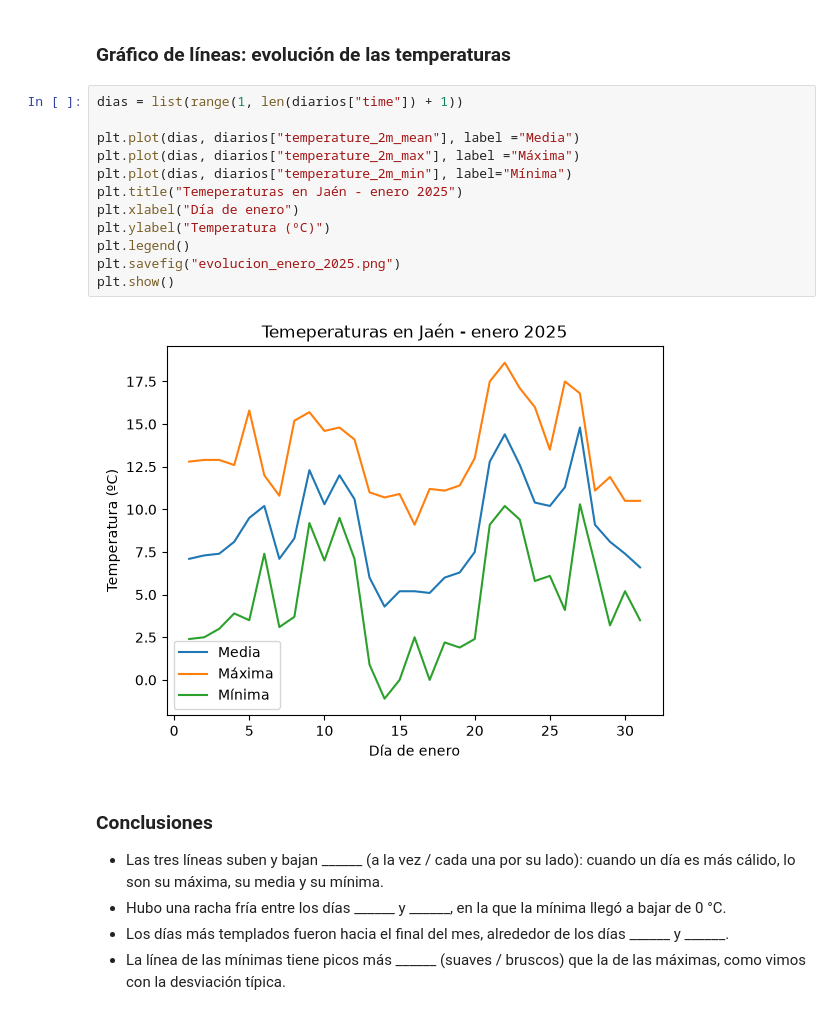
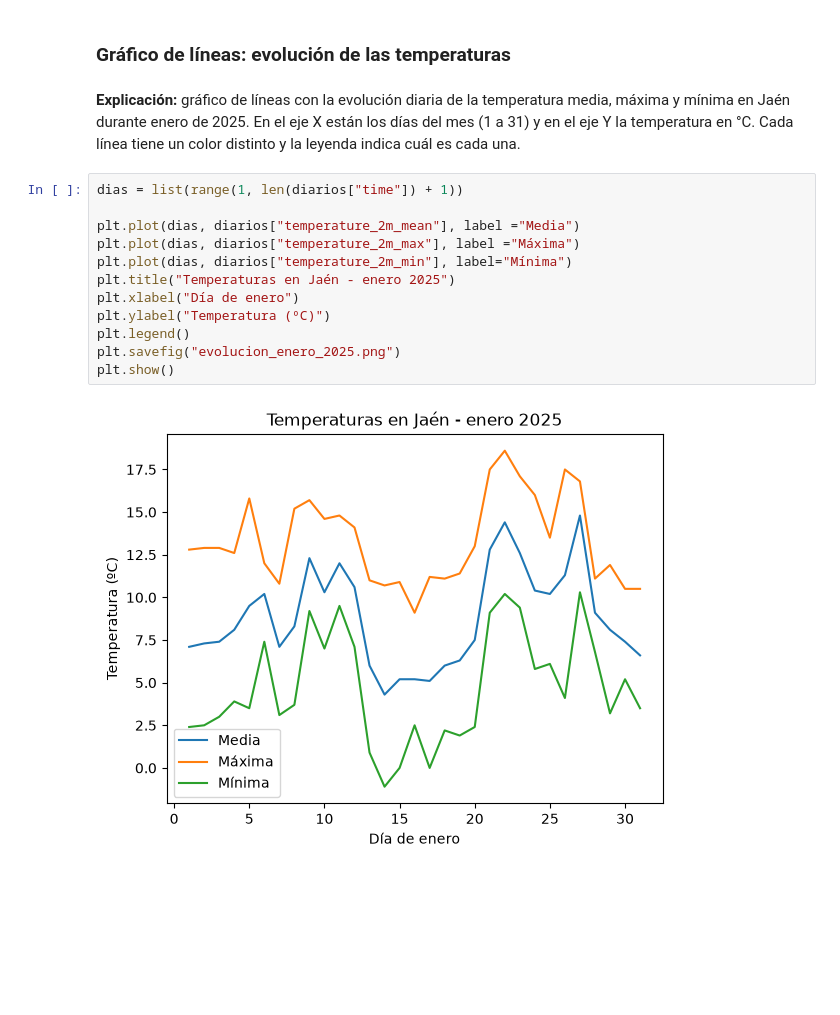
Before and after one commit to Pablocabreraserrano/An-lisis-de-datos, a Jupyter notebook: graficos.ipynb, the cells around one changed output. Drawn from its saved outputs; the diff is of its cells as text; blank space fills up the shorter version.

Commit message:
Repaso y evolución fase 9

```diff
--- a/graficos.ipynb
+++ b/graficos.ipynb
@@ -21,23 +21,19 @@ diarios = datos["daily"]
 # 9. Representa los resultados #
 # %% [markdown]
 ### Gráfico de líneas: evolución de las temperaturas ###
+# %% [markdown]
+**Explicación:** gráfico de líneas con la evolución diaria de la temperatura media, máxima y mínima en Jaén durante enero de 2025. En el eje X están los días del mes (1 a 31) y en el eje Y la temperatura en °C. Cada línea tiene un color distinto y la leyenda indica cuál es cada una.
 # %%
 dias = list(range(1, len(diarios["time"]) + 1))
 
 plt.plot(dias, diarios["temperature_2m_mean"], label ="Media")
 plt.plot(dias, diarios["temperature_2m_max"], label ="Máxima")
 plt.plot(dias, diarios["temperature_2m_min"], label="Mínima")
-plt.title("Temeperaturas en Jaén - enero 2025")
+plt.title("Temperaturas en Jaén - enero 2025")
 plt.xlabel("Día de enero")
 plt.ylabel("Temperatura (ºC)")
 plt.legend()
 plt.savefig("evolucion_enero_2025.png")
 plt.show()
 # %% [output]
-[figure, old version]
+[figure, new version]
-# %% [markdown]
-### Conclusiones
-- Las tres líneas suben y bajan ______ (a la vez / cada una por su lado): cuando un día es más cálido, lo son su máxima, su media y su mínima.
-- Hubo una racha fría entre los días ______ y ______, en la que la mínima llegó a bajar de 0 °C.
-- Los días más templados fueron hacia el final del mes, alrededor de los días ______ y ______.
-- La línea de las mínimas tiene picos más ______ (suaves / bruscos) que la de las máximas, como vimos con la desviación típica.
```
Also changed, not shown: parts of 7 cells of this notebook, 4 other files.
